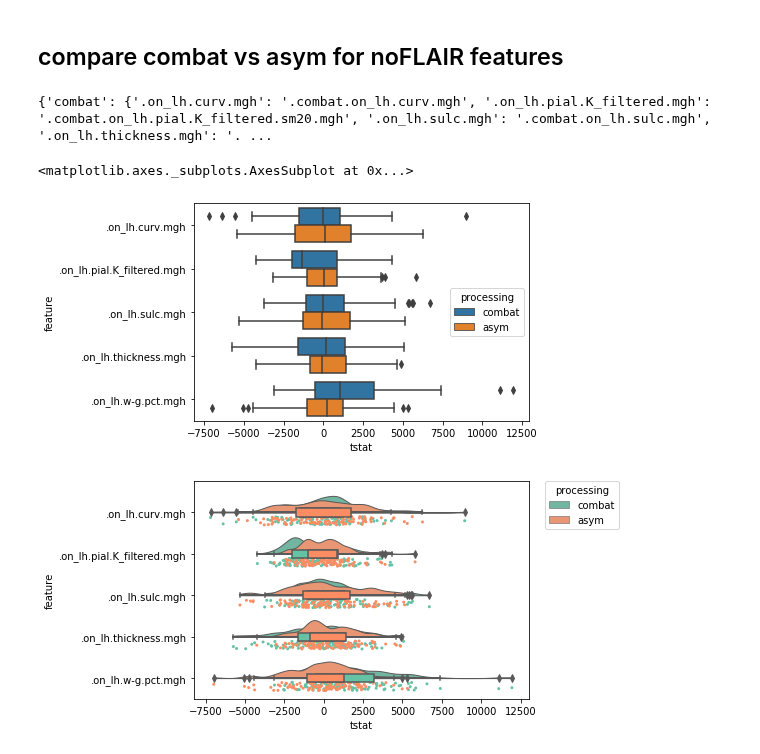
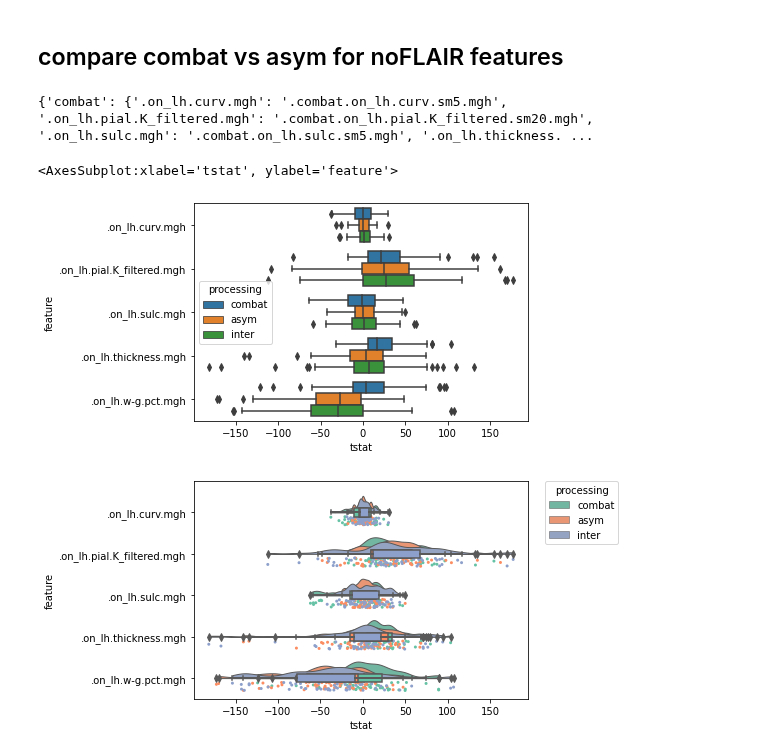
Before and after one commit to MELDProject/meld_classifier, a Jupyter notebook: notebooks/eval_preprocessing.ipynb, the cells around one changed output. Drawn from its saved outputs; the diff is of its cells as text; code cells hidden in the pictures.

```diff
--- a/notebooks/eval_preprocessing.ipynb
+++ b/notebooks/eval_preprocessing.ipynb
@@ -8,6 +14,6 @@ from meld_classifier.define_features import Feature
 # %%
-cohort = MeldCohort(hdf5_file_root="{site_code}_{group}_featurematrix_combat.hdf5", dataset="MELD_dataset_V6.csv",
-                   data_dir="/home/co-spit1/meld_data")
+cohort= MeldCohort(hdf5_file_root='{site_code}_{group}_featurematrix_combat_6.hdf5', dataset="MELD_dataset_V6.csv",
+             data_dir=MELD_DATA_PATH)
 # %%
 # get all patients and controls
 patient_ids = cohort.get_subject_ids(group='patient')
@@ -49,7 +55,8 @@ def get_control_features(subject_ids, feature, cohort):
         control_features[hemi] = np.stack(control_features[hemi], axis=1)
     return control_features
 
-def get_tstat_for_subject(subject_id, feature, control_features, cohort):
+def get_tstat_for_subject(subject_id, feature, control_features, cohort,
+                         ):
     """
     calc tstst for one subject id and preloaded control features
     """
@@ -57,11 +64,22 @@ def get_tstat_for_subject(subject_id, feature, control_features, cohort):
     hemi = subj.get_lesion_hemisphere()
     features, lesion = subj.load_feature_lesion_data([feature], hemi=hemi)
 
-    patient_features = features[lesion].flatten()
-    cur_control_features = control_features[hemi][lesion].flatten()
+    patient_features = features[lesion>0].flatten()
+    np.random.shuffle(lesion)
+    cur_control_features = control_features[hemi][lesion>0] #.flatten()
 
     # calculate tstat
-    tstat, p = ttest_ind(patient_features, cur_control_features, equal_var=False)
+    #?average features
+    mc = np.mean(cur_control_features,axis=1)
+    #tstat, p = ttest_ind(patient_features, cur_control_features.flatten(), equal_var=False)
+    tstat, p = ttest_ind(patient_features, mc, equal_var=False)
+    #mu=np.mean(patient_features)
+    #mc = np.mean(cur_control_features,axis=0)
+    #z = (mu-np.mean(mc))/np.std(mc)
+    #return z
+    #snr = (np.mean(patient_features)-np.mean(cur_control_features))/np.std(np.hstack([cur_control_features,
+                                                                             #         patient_features]))
+    #return snr
     return tstat
 
 def get_tstat(patient_ids, control_ids, feature, cohort):
@@ -115,15 +115,17 @@ base_features = [
     '.on_lh.curv.mgh',
     '.on_lh.pial.K_filtered.mgh',
     '.on_lh.sulc.mgh',
-    '.on_lh.thickness.mgh',
+   '.on_lh.thickness.mgh',
     '.on_lh.w-g.pct.mgh',
     ]
-smooth = [None, 20, None, 10, 10]
+smooth = [5, 20, 5, 10, 10]
 
 # build feature names for comparing combat vs asym
 features = {
     'combat': {f:Feature(f, sm).get_combat_feature() for f,sm in zip(base_features, smooth)},
-    'asym': {f:Feature(f, sm).get_asym_feature() for f,sm in zip(base_features, smooth)}
+    'asym': {f:Feature(f, sm).get_asym_feature() for f,sm in zip(base_features, smooth)},
+    'inter': {f:Feature(f, sm).get_norm_feature() for f,sm in zip(base_features, smooth)}
+
 }
 print(features)
 
@@ -133,7 +135,7 @@ cur_control_ids = np.random.choice(control_ids, size=50, replace=False)
 # Q: for FLAIR, choose only patients + controls that have flair
 # Q: match scanner strength for patients + controls?
 # %% [output]
-{'combat': {'.on_lh.curv.mgh': '.combat.on_lh.curv.mgh', '.on_lh.pial.K_filtered.mgh': '.combat.on_lh.pial.K_filtered.sm20.mgh', '.on_lh.sulc.mgh': '.combat.on_lh.sulc.mgh', '.on_lh.thickness.mgh': '. ...
+{'combat': {'.on_lh.curv.mgh': '.combat.on_lh.curv.sm5.mgh', '.on_lh.pial.K_filtered.mgh': '.combat.on_lh.pial.K_filtered.sm20.mgh', '.on_lh.sulc.mgh': '.combat.on_lh.sulc.sm5.mgh', '.on_lh.thickness. ...
 # %%
 # get tstats for all features in features dict
 stats = get_tstat_for_features(patient_ids[:100], cur_control_ids, features, cohort)
@@ -142,17 +144,17 @@ stats = get_tstat_for_features(patient_ids[:100], cur_control_ids, features, coh
 df = pd.melt(stats, id_vars='processing', var_name='feature', value_name='tstat') # value_vars=keys, value_name='key')
 sns.boxplot(data=df, y='feature', x='tstat', hue='processing')
 # %% [output]
-<matplotlib.axes._subplots.AxesSubplot at 0x...>
+<AxesSubplot:xlabel='tstat', ylabel='feature'>
-[figure, old version]
+[figure, new version]
 # %%
 import ptitprince as pt
 
 ax = pt.RainCloud(y = 'tstat', x = 'feature', hue='processing',
                   data = df,
                   width_viol = .8,
                   width_box = .2,
-                  figsize = (12, 8), orient = 'h',
+                   orient = 'h',
                   move = .2,
                   offset=0)
 # %% [output]
-[figure, old version]
+[figure, new version]
```
Also changed, not shown: parts of 4 cells of this notebook.
